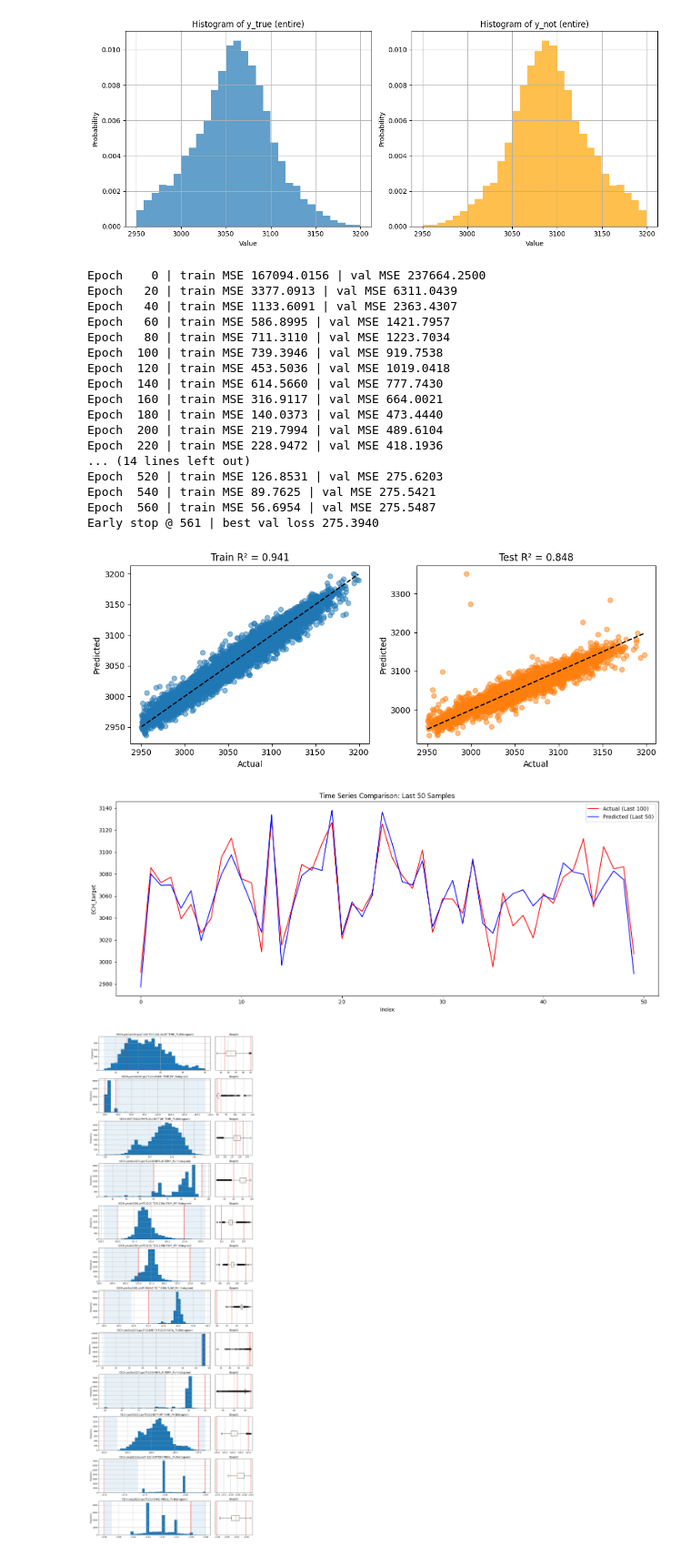
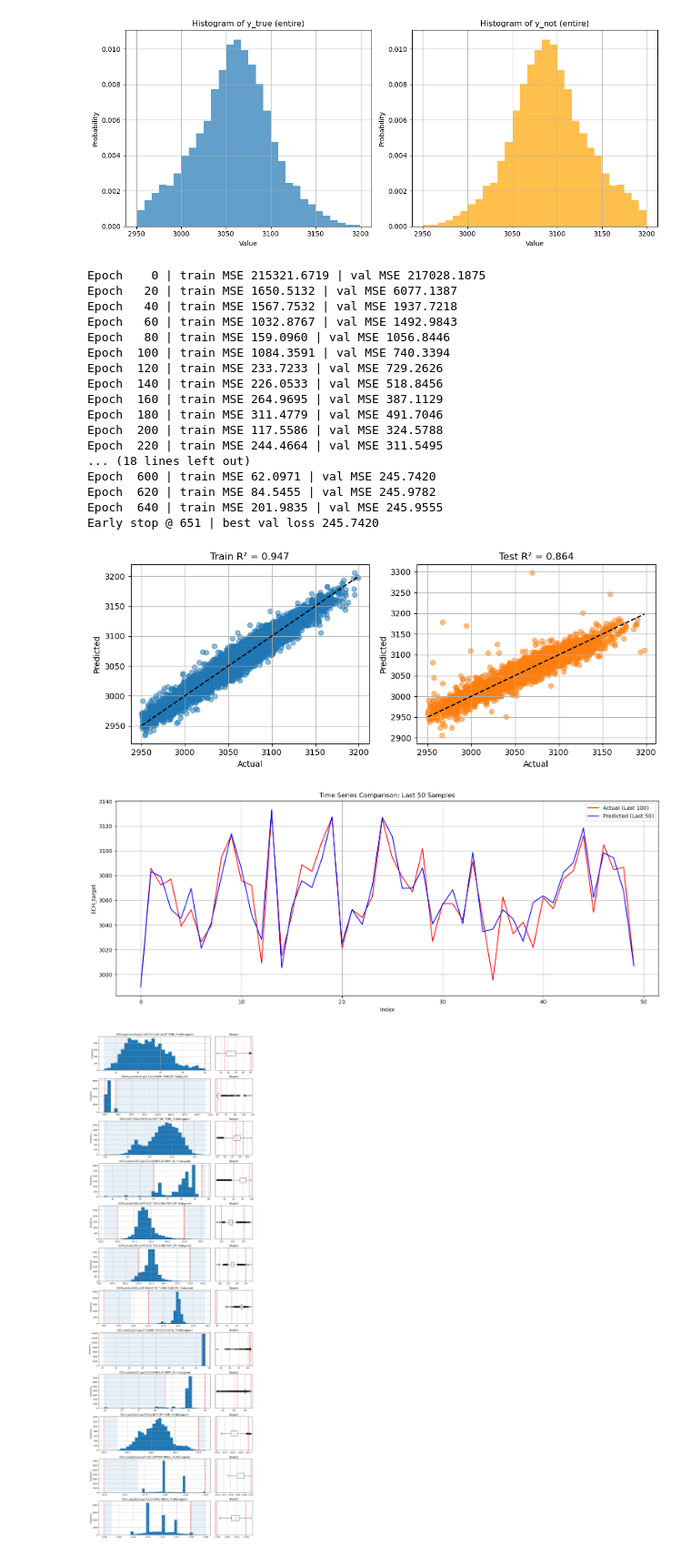
Before and after one commit to Junyoung0426/Multi-Objective-Prediction-and-Optimization-to-Increase-ECH-yield-and-Reduce-Waste-with-Chemical-D, a Jupyter notebook: Prediction_and_Optimization.ipynb, the cells around one changed output. Shown at 91% size. Saved outputs shown, nothing was run; the diff lists cells and outputs as text; code cells hidden in the pictures.

```diff
--- a/Prediction_and_Optimization.ipynb
+++ b/Prediction_and_Optimization.ipynb
@@ -184,6 +184,9 @@ for epoch in range(1000):
         val_pred_pmc = model(X_test_t.to(device)).cpu()
         val_loss_pmc = crit(val_pred_pmc, y_test_t).item()
     sched.step(val_loss_pmc)
+
+    if epoch ==0:
+        torch.save(model.state_dict(), 'best_nn.pt')  # Save initial weights
 
     if val_loss_pmc < best_val:
         best_val, wait = val_loss_pmc, 0
@@ -330,13 +333,18 @@ def js_div(p, q, eps=1e-8):
     kl_qm = torch.sum(q_norm * torch.log((q_norm + eps) / (m + eps)))
     return 0.5 * (kl_pm + kl_qm)
 
+def tv_div(p, q, eps=1e-8):
+    p_norm = F.softmax(p, dim=0)
+    q_norm = F.softmax(q, dim=0)
+
+    return 0.5 * torch.sum(p_norm + q_norm)**2
 
 def custom_loss(y_pred, y_true, lam=0.5):
     mse = nn.MSELoss()(y_pred, y_true)
     y_max, y_min = y_true.max(), y_true.min()
     y_not = y_max + y_min - y_true
-    D_js_y_yhat = js_div(y_true.squeeze(), y_pred.squeeze())
-    D_js_y_ynot = js_div(y_true.squeeze(), y_not.squeeze())
+    D_js_y_yhat = tv_div(y_true.squeeze(), y_pred.squeeze())
+    D_js_y_ynot = tv_div(y_true.squeeze(), y_not.squeeze())
     pmc_term = D_js_y_yhat / (D_js_y_ynot + 1e-8)
     return mse + lam * pmc_term
 
@@ -384,51 +392,51 @@ with torch.no_grad():
     y_test_pred_pmc = pmc_model(X_test_t.to(device)).cpu().numpy().ravel()
 
 train_r2_pmc = r2_score(y_train, y_train_pred_pmc)
 test_r2_pmc = r2_score(y_test,  y_test_pred_pmc)
 
 plt.figure(figsize=(10, 4))
 
 # Train
 plt.subplot(1, 2, 1)
 plt.scatter(y_train, y_train_pred_pmc, alpha=0.5, color='tab:blue')
 lims = [y_train.min(), y_train.max()]
 plt.plot(lims, lims, 'k--')
 plt.xlabel('Actual')
 plt.ylabel('Predicted')
 plt.title(f'Train R² = {train_r2_pmc:.3f}')
 plt.grid()
 
 
 plt.subplot(1, 2, 2)
 plt.scatter(y_test, y_test_pred_pmc, alpha=0.5, color='tab:orange')
 lims = [y_test.min(), y_test.max()]
 plt.plot(lims, lims, 'k--')
 plt.xlabel('Actual')
 plt.ylabel('Predicted')
 plt.title(f'Test R² = {test_r2_pmc:.3f}')
 plt.grid()
 
 plt.tight_layout()
 plt.show()
 # %% [output]
-Epoch    0 | train MSE 167094.0156 | val MSE 237664.2500
-Epoch   20 | train MSE 3377.0913 | val MSE 6311.0439
-Epoch   40 | train MSE 1133.6091 | val MSE 2363.4307
-Epoch   60 | train MSE 586.8995 | val MSE 1421.7957
-Epoch   80 | train MSE 711.3110 | val MSE 1223.7034
-Epoch  100 | train MSE 739.3946 | val MSE 919.7538
-Epoch  120 | train MSE 453.5036 | val MSE 1019.0418
-Epoch  140 | train MSE 614.5660 | val MSE 777.7430
-Epoch  160 | train MSE 316.9117 | val MSE 664.0021
-Epoch  180 | train MSE 140.0373 | val MSE 473.4440
-Epoch  200 | train MSE 219.7994 | val MSE 489.6104
-Epoch  220 | train MSE 228.9472 | val MSE 418.1936
-... (14 lines left out)
-Epoch  520 | train MSE 126.8531 | val MSE 275.6203
-Epoch  540 | train MSE 89.7625 | val MSE 275.5421
-Epoch  560 | train MSE 56.6954 | val MSE 275.5487
-Early stop @ 561 | best val loss 275.3940
+Epoch    0 | train MSE 215321.6719 | val MSE 217028.1875
+Epoch   20 | train MSE 1650.5132 | val MSE 6077.1387
+Epoch   40 | train MSE 1567.7532 | val MSE 1937.7218
+Epoch   60 | train MSE 1032.8767 | val MSE 1492.9843
+Epoch   80 | train MSE 159.0960 | val MSE 1056.8446
+Epoch  100 | train MSE 1084.3591 | val MSE 740.3394
+Epoch  120 | train MSE 233.7233 | val MSE 729.2626
+Epoch  140 | train MSE 226.0533 | val MSE 518.8456
+Epoch  160 | train MSE 264.9695 | val MSE 387.1129
+Epoch  180 | train MSE 311.4779 | val MSE 491.7046
+Epoch  200 | train MSE 117.5586 | val MSE 324.5788
+Epoch  220 | train MSE 244.4664 | val MSE 311.5495
+... (18 lines left out)
+Epoch  600 | train MSE 62.0971 | val MSE 245.7420
+Epoch  620 | train MSE 84.5455 | val MSE 245.9782
+Epoch  640 | train MSE 201.9835 | val MSE 245.9555
+Early stop @ 651 | best val loss 245.7420
-[figure, old version]
+[figure, new version]
 # %%
 plt.figure(figsize=(15, 6))
 plt.plot(y_test.reset_index(
@@ -442,7 +450,7 @@ plt.grid()
 plt.tight_layout()
 plt.show()
 # %% [output]
-[figure, old version]
+[figure, new version]
 # %%
 df = pd.read_csv("chemical.csv")
 X_all = df.drop(columns=["ECH_target"])
```
Also changed, not shown: parts of 2 cells of this notebook, 2 other files.
